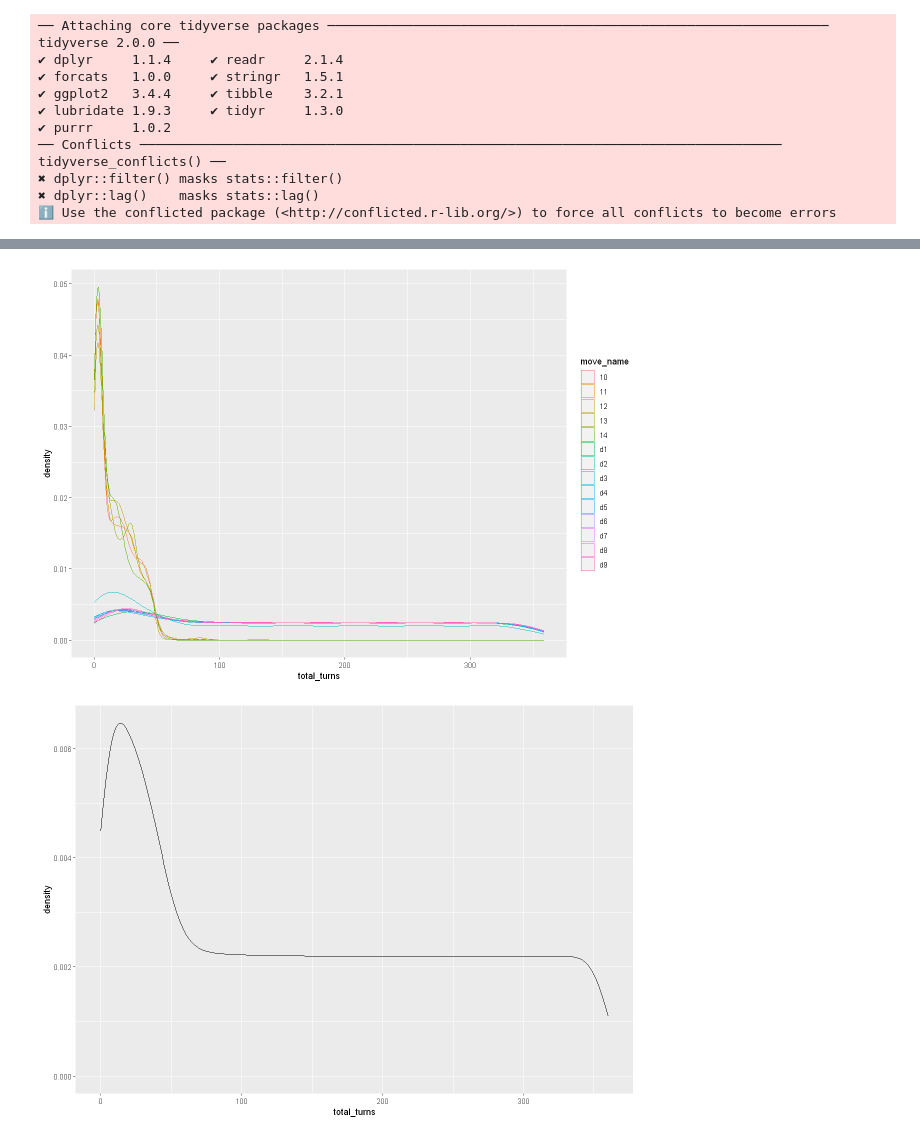
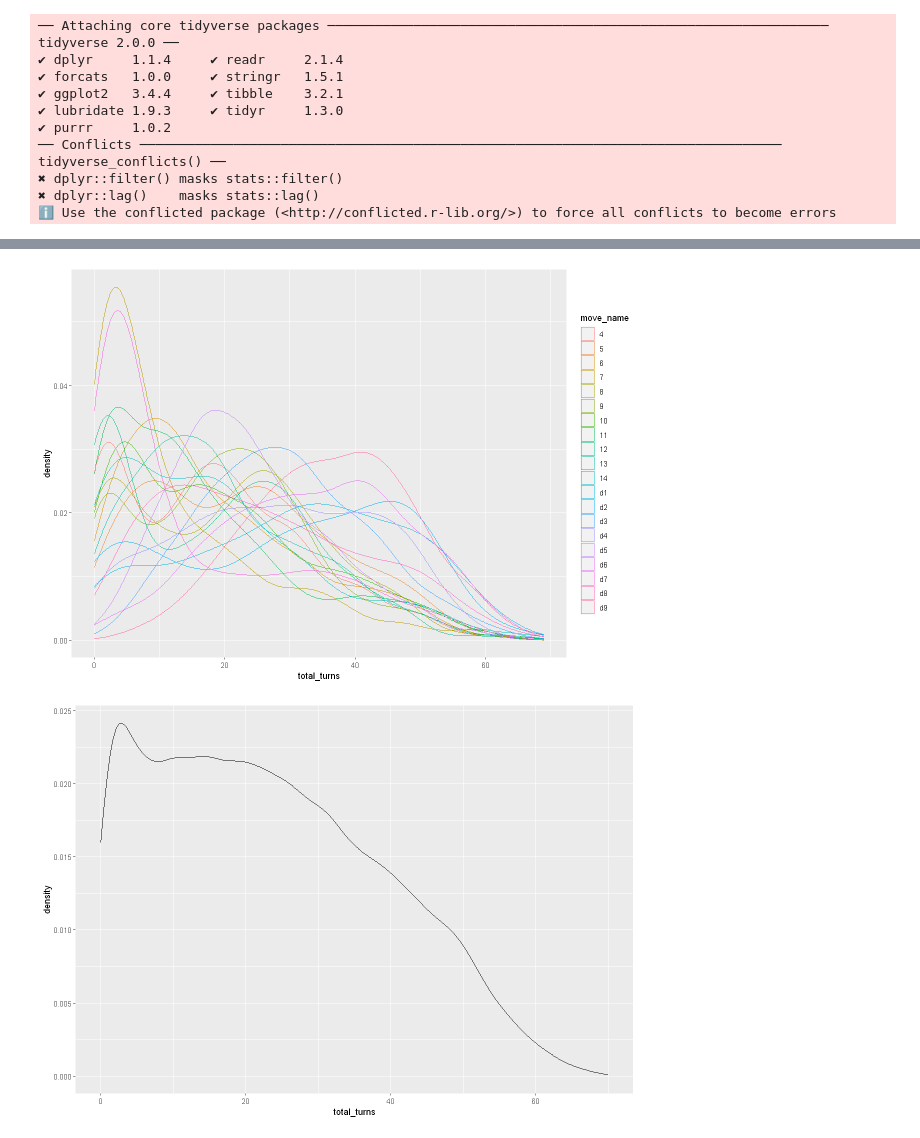
Before and after one commit to Pulsar25/CanastaRL, a Jupyter notebook: Testing Analysis.ipynb, the cells around one changed output, grey strips where cells are left out. Cells and saved outputs as stored; diff of their text form; code cells hidden in the pictures.

```diff
--- a/Testing Analysis.ipynb
+++ b/Testing Analysis.ipynb
@@ -13,7 +13,7 @@ library(ggplot2)
 ✖ dplyr::lag()    masks stats::lag()
 ℹ Use the conflicted package (<http://conflicted.r-lib.org/>) to force all conflicts to become errors
 # %%
-testing_data <- read_csv("testoutput29.csv") %>% mutate(turn = as.factor(turn))
+testing_data <- read_csv("testoutput37.csv") %>% mutate(turn = as.factor(turn))
 #testing_data %>% colnames()
 #testing_data <- testing_data %>% mutate_all(~ ifelse(. == -Inf, NaN, .))
 # %% [output]
@@ -38,9 +47,9 @@ ggplot(data=testing_data %>% filter(move_name == "pickup" | move_name == "d3"),
 # %%
-ggplot(data=testing_data %>% filter(nchar(as.character(move_name)) == 2)) + geom_density(aes(x=total_turns,color=move_name))
+ggplot(data=testing_data %>% filter(nchar(as.character(move_name)) <= 2)) + geom_density(aes(x=total_turns,color=move_name))
 ggplot(data=testing_data) + geom_density(aes(x=total_turns))
 # %% [output]
-[figure, old version]
+[figure, new version]
-[figure, old version]
+[figure, new version]
 # %%
 testing_data$move_name %>% unique()
 # %% [output]
```
Also changed, not shown: parts of 4 cells of this notebook, 4 other files.
